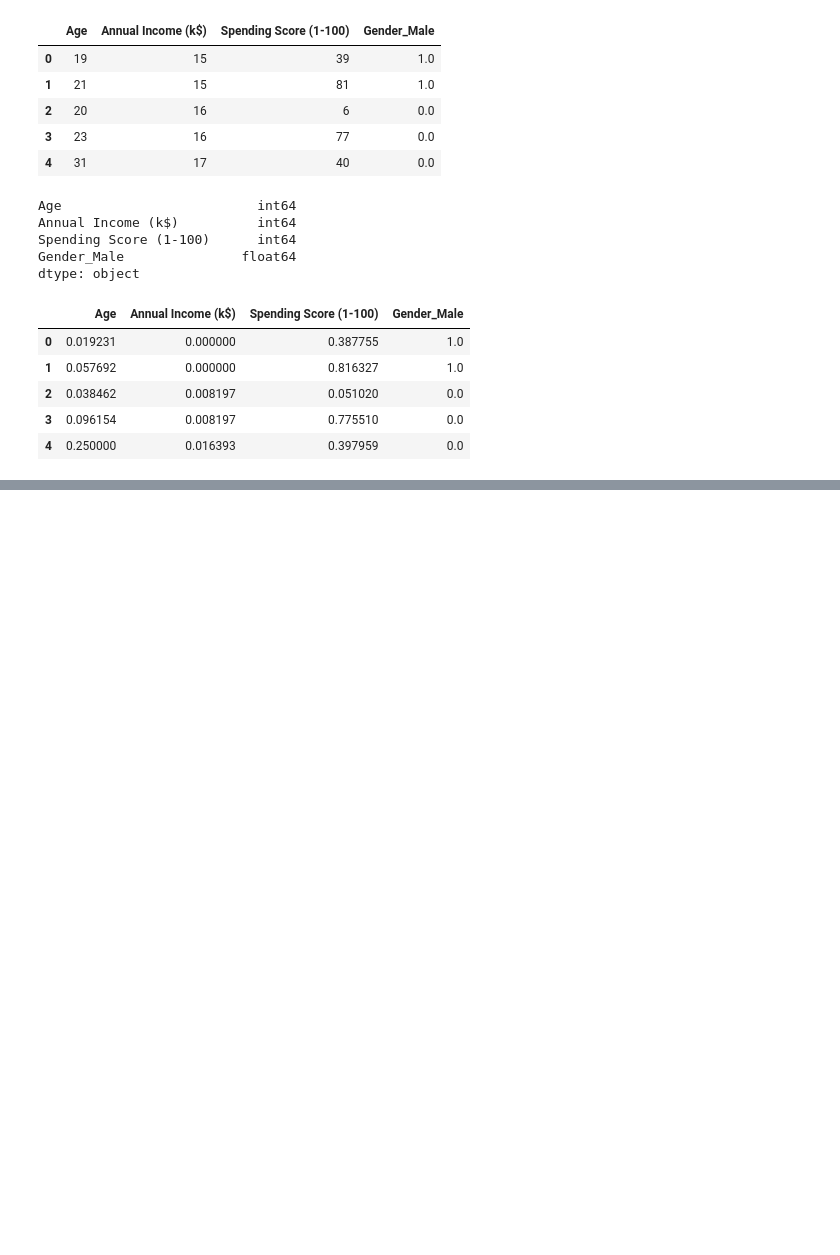
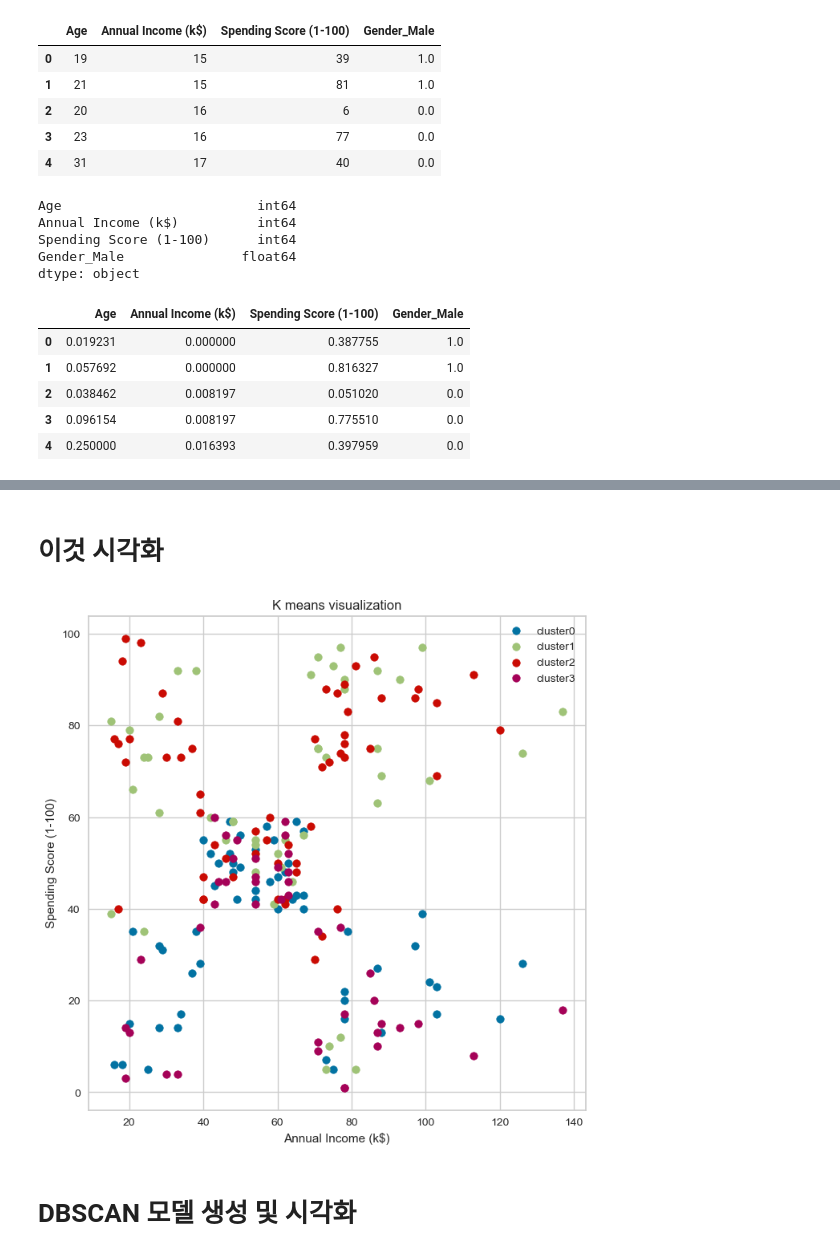
Before and after one commit to bidulgirin/data_science, a Jupyter notebook: 26.군집모델.ipynb, the cells around one changed output, grey strips where cells are left out. Drawn from its saved outputs; the diff is of its cells as text; code cells hidden in the pictures; blank space fills up the shorter version.

```diff
--- a/26.군집모델.ipynb
+++ b/26.군집모델.ipynb
@@ -159,0 +234,14 @@ df_minmax.head()
+# %%
+# 실루엣 계수 시각화 2
+fig, ax = plt.subplots(3, 2, figsize = (15,15))
+
+for i in range(2, 8):
+    # k-means 모델
+    kmeans_model_3 = KMeans(n_clusters=1, random_state=33)
+
+    q, mod = divmod(i, 2)
+
+    # 실루엣 계수 시각화
+    visualizer = SilhouetteVisualizer(kmeans_model_3, colors = "yellowbrick", ax = ax[q-1][mod])
+
+    visualizer.fit(df_minmax)
@@ -159,0 +264,6 @@ df_minmax.head()
+# %%
+# k-means 클러스터 시각화
+kmeans_model_4 = KMeans(n_clusters=4, random_state=33)
+
+# 군집 번호 결합
+df2["cluster1"] = kmeans_model_4.fit_predict(df_minmax) # 군집몇번이니~
@@ -159,0 +279,23 @@ df_minmax.head()
+# %% [markdown]
+# 이것 시각화
+# %%
+plt.figure(figsize = (8,8))
+
+for i in range(df2["
+
+
+               "].max() + 1):
+    plt.scatter(df2.loc[df2["cluster1"] == i, "Annual Income (k$)"],
+    df2.loc[df2["cluster1"] == i, "Spending Score (1-100)"],
+    label = "cluster" + str(i))
+
+plt.legend()
+plt.title("K means visualization", size = 12)
+plt.xlabel("Annual Income (k$)")
+plt.ylabel("Spending Score (1-100)")
+
+plt.show()
+# %% [output]
+[figure, added]
+# %% [markdown]
+# DBSCAN 모델 생성 및 시각화
```
Also changed, not shown: parts of 33 cells of this notebook, 2 other files.
